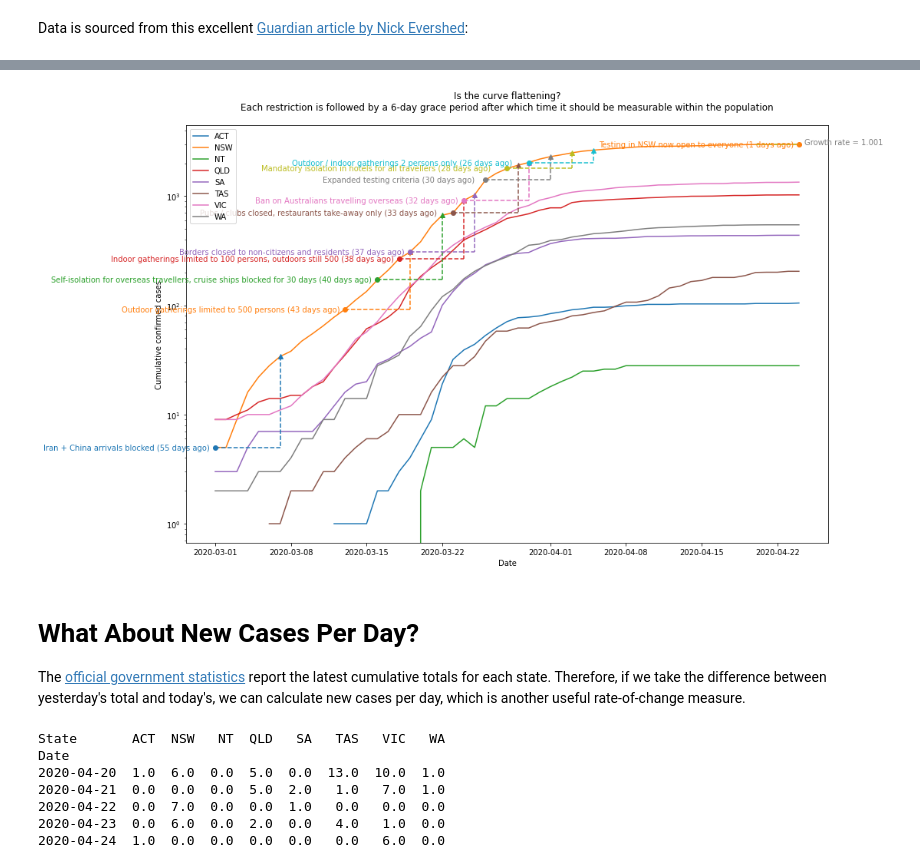
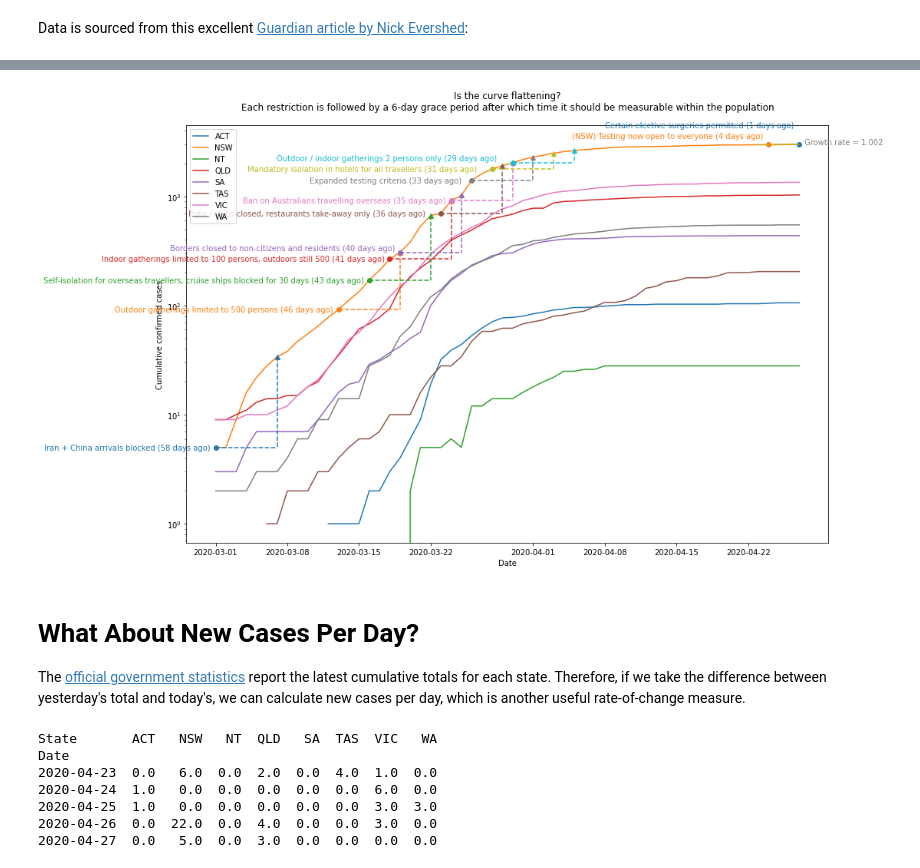
Before and after one commit to NuclearFishin/covid-19, a Jupyter notebook: COVID_19_analysis.ipynb, the cells around one changed output, grey strips where cells are left out. Cells and saved outputs as stored; diff of their text form; code cells hidden in the pictures.

Commit message:
Add new relaxation, add support for y-offset

```diff
--- a/COVID_19_analysis.ipynb
+++ b/COVID_19_analysis.ipynb
@@ -101,7 +99,7 @@ highlights = [\
               ['2020-03-18', 'Indoor gatherings limited to 100 persons, outdoors still 500'],\
 
               # https://www.pm.gov.au/media/border-restrictions
-              ['2020-03-19', 'Borders closed to non-citizens and residents'],\
+              ['2020-03-19', 'Borders closed to non-citizens and residents', '0 days', 1.1],\
 
               # https://www.pm.gov.au/media/update-coronavirus-measures-220320
               ['2020-03-23', 'Pubs / clubs closed, restaurants take-away only', '-1 Day'],\
@@ -113,16 +111,19 @@ highlights = [\
               ['2020-03-26', 'Expanded testing criteria', '-0.5 day'],\
 
               # https://www.pm.gov.au/media/update-coronavirus-measures-270320
-              ['2020-03-28', 'Mandatory isolation in hotels for all travellers', '-1 Day'],\
+              ['2020-03-28', 'Mandatory isolation in hotels for all travellers', '-1 day'],\
 
               # https://www.pm.gov.au/media/national-cabinet-statement
-              ['2020-03-30', 'Outdoor / indoor gatherings 2 persons only', '-1 Day'],\
+              ['2020-03-30', 'Outdoor / indoor gatherings 2 persons only', '-1 day', 1.1],\
 
               # https://www.pm.gov.au/media/update-coronavirus-measures-210420
-              ['2020-04-27', 'Certain elective surgeries permitted'],\
+              ['2020-04-27', 'Certain elective surgeries permitted', '0 days', 1.5],\
 
               # https://www.abc.net.au/news/2020-04-24/coronavirous-nsw-premier-confirms-seven-new-cases/12180126
-              ['2020-04-24', 'Testing in NSW now open to everyone']
+              ['2020-04-24', '(NSW) Testing now open to everyone', '0 days', 1.2],\
+
+              # https://www.abc.net.au/news/2020-04-28/nsw-coronavirus-lockdown-to-be-relaxed-gladys-berejiklian-says/12190284
+              ['2020-05-01', '(NSW) Groups of 2 adults + kids allowed to visit friends']
              ]
 # %%
 # Time to plot...
@@ -170,58 +171,59 @@ for index, (date_str, action, *etc) in enumerate(highlights):
     style_start = 'o--{0}'.format(colour)
     style_end = '^--{0}'.format(colour)
     alpha=1
     # Horizontal dashed line from the start of the restriction
     plt.plot([date_start, date_end], [value_start, value_start], style_start, markevery=2, alpha=alpha)
     if (days_ago >= incubation_period):
       # Incubation period is over, add vertical line indicating end of the period
       plt.plot([date_end, date_end], [value_end, value_start], style_end, markevery=2, alpha=alpha)
 
     # Add the annotation, a little to the left of the start point
-    offset_str = etc[0] if etc else '0 days'
-    offset = pd.Timedelta(offset_str) # manual offset to minimise overlapping
-    text_start = date_start + pd.Timedelta('-12 hours') + offset
-    plt.text(text_start, value_start, action, horizontalalignment='right', verticalalignment='center', color=colour, alpha=alpha)
+    # Also allow for manual offsets, to prevent annotations overlapping
+    offsets = dict(enumerate(etc))
+    offset_days = offsets.get(0, '0 days')
+    offset_count = offsets.get(1, 1)
+    offset_x = pd.Timedelta(offset_days)
+    text_start_x = date_start + pd.Timedelta('-12 hours') + offset_x
+    text_start_y = value_start * offset_count
+    plt.text(text_start_x, text_start_y, action, horizontalalignment='right', verticalalignment='center', color=colour, alpha=alpha)
 
 # Let's add a growth rate, last 5 days
 growth_sample_days = 5
 compound = growth_sample_days - 1 # of days growth is compounded
 range = sample_data[state_of_interest]
 range_start = range[-growth_sample_days]
 range_start_date = range.index[-growth_sample_days]
 range_end = range[-1]
 range_end_date = range.index[-1]
 growth = range_end / range_start
 daily_growth = growth ** (1 / compound)
 daily_growth = round(daily_growth, 3)
 plt.plot([range_start_date, range_end_date], [range_start, range_end], '--', markerfacecolor='gray')
 plt.text(range_end_date +  + pd.Timedelta('12 hours'), range_end, 'Growth rate = {0}'.format(daily_growth), color='gray')
 
 plt.legend(loc="upper left")
 plt.show()
 
 # NB: might be some warnings below, depending on how complete today's data is
 # %% [output]
-[figure, old version]
+[figure, new version]
 # %% [markdown]
 # What About New Cases Per Day?
 
 The [official government statistics](https://www.health.gov.au/news/health-alerts/novel-coronavirus-2019-ncov-health-alert/coronavirus-covid-19-current-situation-and-case-numbers) report the latest cumulative totals for each state. Therefore, if we take the difference between yesterday's total and today's, we can calculate new cases per day, which is another useful rate-of-change measure.
 # %%
 # new cases = today's total - yesterday's total, for all days
-yesterday = sample_data.copy()
-yesterday.index = [i + pd.Timedelta('1 day') for i in yesterday.index]
-new_cases = (sample_data - yesterday)[:-1]
-new_cases.index.name = 'Date'
+new_cases = sample_data.diff()
 
 print(new_cases[-5:])
 # %% [output]
-State       ACT  NSW   NT  QLD   SA   TAS   VIC   WA
+State       ACT   NSW   NT  QLD   SA  TAS  VIC   WA
 Date
-2020-04-20  1.0  6.0  0.0  5.0  0.0  13.0  10.0  1.0
-2020-04-21  0.0  0.0  0.0  5.0  2.0   1.0   7.0  1.0
-2020-04-22  0.0  7.0  0.0  0.0  1.0   0.0   0.0  0.0
-2020-04-23  0.0  6.0  0.0  2.0  0.0   4.0   1.0  0.0
-2020-04-24  1.0  0.0  0.0  0.0  0.0   0.0   6.0  0.0
+2020-04-23  0.0   6.0  0.0  2.0  0.0  4.0  1.0  0.0
+2020-04-24  1.0   0.0  0.0  0.0  0.0  0.0  6.0  0.0
+2020-04-25  1.0   0.0  0.0  0.0  0.0  0.0  3.0  3.0
+2020-04-26  0.0  22.0  0.0  4.0  0.0  0.0  3.0  0.0
+2020-04-27  0.0   5.0  0.0  3.0  0.0  0.0  0.0  0.0
 # %%
 # Time to plot...
 
```
Also changed, not shown: parts of 3 cells of this notebook.
